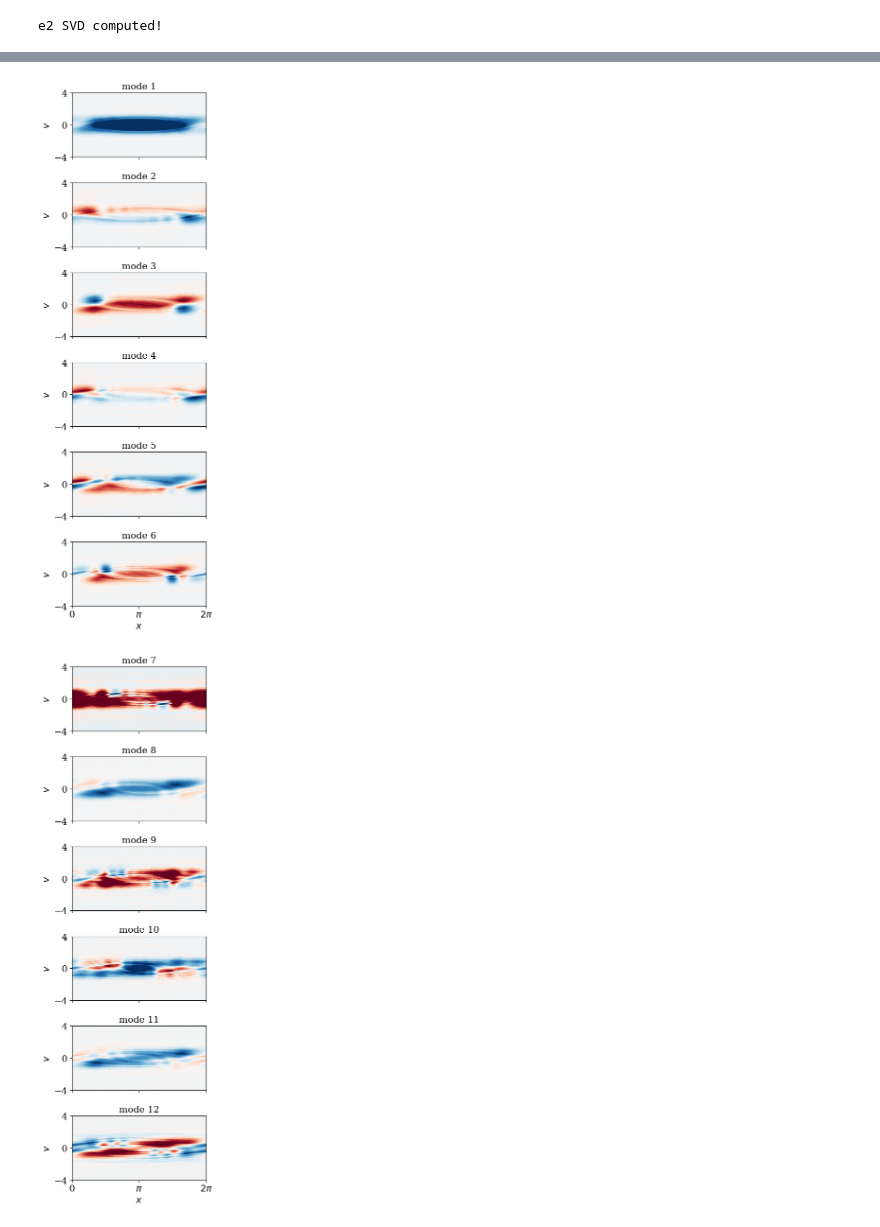
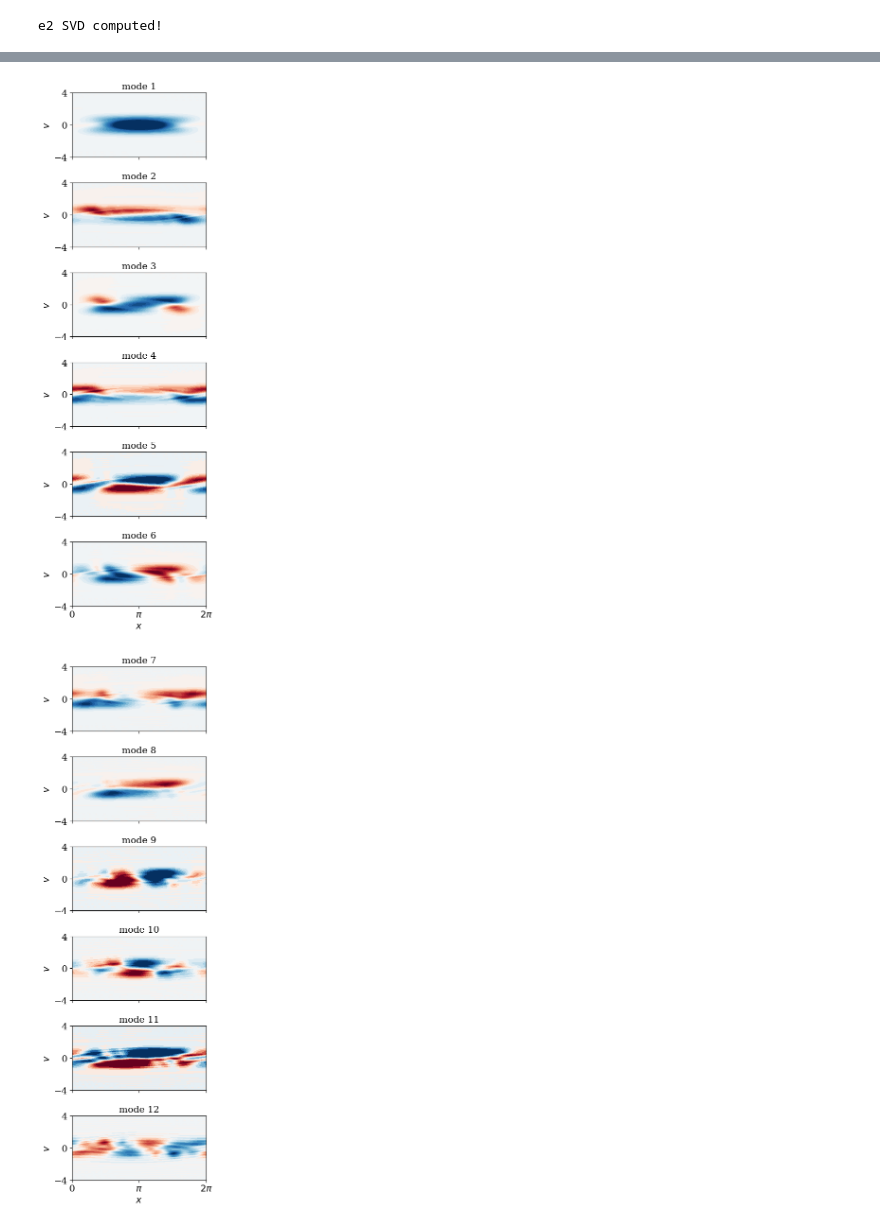
Before and after one commit to opaliss/HermiteFD-ROM, a Jupyter notebook: FOM/two_stream_instability_svd.ipynb, the cells around one changed output, grey strips where cells are left out. Saved outputs shown, nothing was run; the diff lists cells and outputs as text; code cells hidden in the pictures.

Commit message:
fix two stream typos

```diff
--- a/FOM/two_stream_instability_svd.ipynb
+++ b/FOM/two_stream_instability_svd.ipynb
@@ -45,7 +45,7 @@ v = np.linspace(-4, 4, int(10**4))
 x = np.linspace(0, setup.L, setup.Nx+1)
 # %%
 # number of moments to solve for M
-M = 3
+M = 5
 # %%
 sol_midpoint_u = np.load("../data/FOM/two_stream/sample_1/sol_FOM_u_" + str(setup.Nv) + "_nu_" + str(setup.nu_e1) + "_" + str(setup.T0) + "_" + str(setup.T) + ".npy")
 sol_midpoint_t = np.load("../data/FOM/two_stream/sample_1/sol_FOM_t_" + str(setup.Nv) + "_nu_" + str(setup.nu_e1) + "_" + str(setup.T0) + "_" + str(setup.T) + ".npy")
@@ -96,8 +96,8 @@ plt.savefig("../figs/ROM/linear_landau/singular_value_decay_linear_landau.png",
 # %%
-U_e1_tensor = np.zeros((setup.Nv - 3, setup.Nx, np.shape(U_e1)[-1]))
-U_e2_tensor = np.zeros((setup.Nv - 3, setup.Nx, np.shape(U_e2)[-1]))
+U_e1_tensor = np.zeros((setup.Nv - M, setup.Nx, np.shape(U_e1)[-1]))
+U_e2_tensor = np.zeros((setup.Nv - M, setup.Nx, np.shape(U_e2)[-1]))
 
-for n in range(0, setup.Nv - 3):
+for n in range(0, setup.Nv - M):
     U_e1_tensor[n, :, :] = U_e1[n*setup.Nx: (n+1)*setup.Nx, :]
     U_e2_tensor[n, :, :] = U_e2[n*setup.Nx: (n+1)*setup.Nx, :]
 # %%
@@ -118,30 +118,30 @@ _ = ax[-1].set_xlabel("$x$")
 _ = ax[-1].set_xticks([0, np.pi, 2*np.pi])
 _ = ax[-1].set_xticklabels([r"0", r"$\pi$", r"$2\pi$"])
 plt.tight_layout()
-plt.savefig("../figs/ROM/two_stream/POD_modes_1", dpi=200, bbox_inches='tight')
+plt.savefig("../figs/ROM/two_stream/POD_modes_1_M" + str(M) + ".png", dpi=200, bbox_inches='tight')
 # %% [output]
-[figure, old version]
+[figure, new version]
 # %%
 # plot phase space evolution
 fig, ax = plt.subplots(nrows=6, sharex=True, figsize=(4, 12))
 for tt, ii in enumerate([6, 7, 8, 9, 10, 11]):
     distribution1 = np.zeros((setup.Nx + 1, len(v)))
     distribution2 = np.zeros((setup.Nx + 1, len(v)))
-    for jj in range(setup.Nv - 3):
+    for jj in range(setup.Nv - M):
         distribution1 += np.outer(np.append(U_e1_tensor[jj, :, ii], U_e1_tensor[jj, 0, ii]), psi_ln_aw(u_s=setup.u_e1, alpha_s=setup.alpha_e1, v=v, n=jj))
         distribution2 += np.outer(np.append(U_e2_tensor[jj, :, ii], U_e2_tensor[jj, 0, ii]), psi_ln_aw(u_s=setup.u_e2, alpha_s=setup.alpha_e2, v=v, n=jj))
     pos = ax[tt].contourf(x, v, (distribution1 + distribution2).T, cmap="RdBu", vmax=np.max(distribution1), vmin=-np.max(distribution1), levels=30)
     ax[tt].set_ylabel("$v$")
     ax[tt].set_yticks([-4, 0, 4])
     ax[tt].set_title("mode " + str(ii + 1), fontsize=14)
 
 _ = ax[-1].set_xlabel("$x$")
 _ = ax[-1].set_xticks([0, np.pi, 2*np.pi])
 _ = ax[-1].set_xticklabels([r"0", r"$\pi$", r"$2\pi$"])
 plt.tight_layout()
-plt.savefig("../figs/ROM/two_stream/POD_modes_2.png", dpi=200, bbox_inches='tight')
+plt.savefig("../figs/ROM/two_stream/POD_modes_2_M" + str(M) + ".png", dpi=200, bbox_inches='tight')
 # %% [output]
-[figure, old version]
+[figure, new version]
 # %%
 # plot phase space evolution
 fig, ax = plt.subplots(nrows=6, sharex=True, figsize=(4, 12))
```
Also changed, not shown: parts of 2 cells of this notebook, 3 other files.
